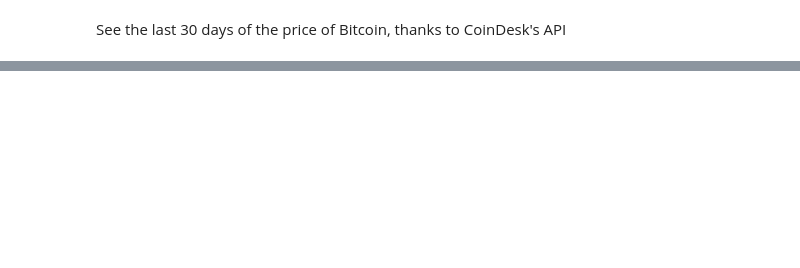
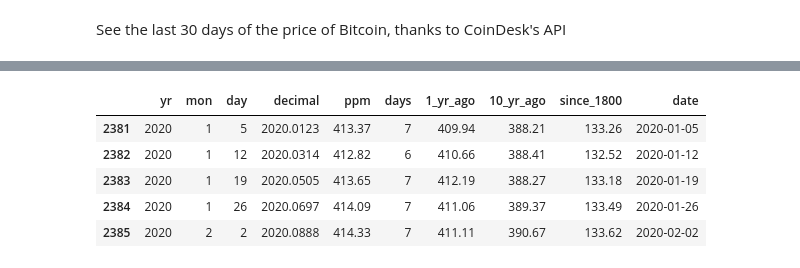
Before and after one commit to treebeardtech/nbmake-action, a Jupyter notebook: main.ipynb, the cells around one changed output, grey strips where cells are left out. Saved outputs shown, nothing was run; the diff lists cells and outputs as text; code cells hidden in the pictures; blank space fills up the shorter version.

```diff
--- a/main.ipynb
+++ b/main.ipynb
@@ -50,0 +103,22 @@ Treebeard saving bitcoin_price.png to treebeard-notebook-outputs/2470427813/hell
+# %%
+# Set the column headers
+columns = ["yr", "mon", "day", "decimal", "ppm", "days", "1_yr_ago", "10_yr_ago", "since_1800"]
+df.columns=columns
+# %%
+# Replace -999.99 with NAs
+df = df.replace('-999.99', np.nan)
+# %%
+# Create datetime column
+df['date'] = pd.to_datetime(dict(year=df['yr'], month=df['mon'], day=df['day']))
+# %%
+# Set types
+df['ppm'] = df['ppm'].apply(pd.to_numeric)
+# %%
+df.tail()
+# %% [output]
+|  | yr | mon | day | decimal | ppm | days | 1_yr_ago | 10_yr_ago | since_1800 | date |
+| 2381 | 2020 | 1 | 5 | 2020.0123 | 413.37 | 7 | 409.94 | 388.21 | 133.26 | 2020-01-05 |
+| 2382 | 2020 | 1 | 12 | 2020.0314 | 412.82 | 6 | 410.66 | 388.41 | 132.52 | 2020-01-12 |
+| 2383 | 2020 | 1 | 19 | 2020.0505 | 413.65 | 7 | 412.19 | 388.27 | 133.18 | 2020-01-19 |
+| 2384 | 2020 | 1 | 26 | 2020.0697 | 414.09 | 7 | 411.06 | 389.37 | 133.49 | 2020-01-26 |
+| 2385 | 2020 | 2 | 2 | 2020.0888 | 414.33 | 7 | 411.11 | 390.67 | 133.62 | 2020-02-02 |
```
Also changed, not shown: parts of 19 cells of this notebook, 4 other files.
